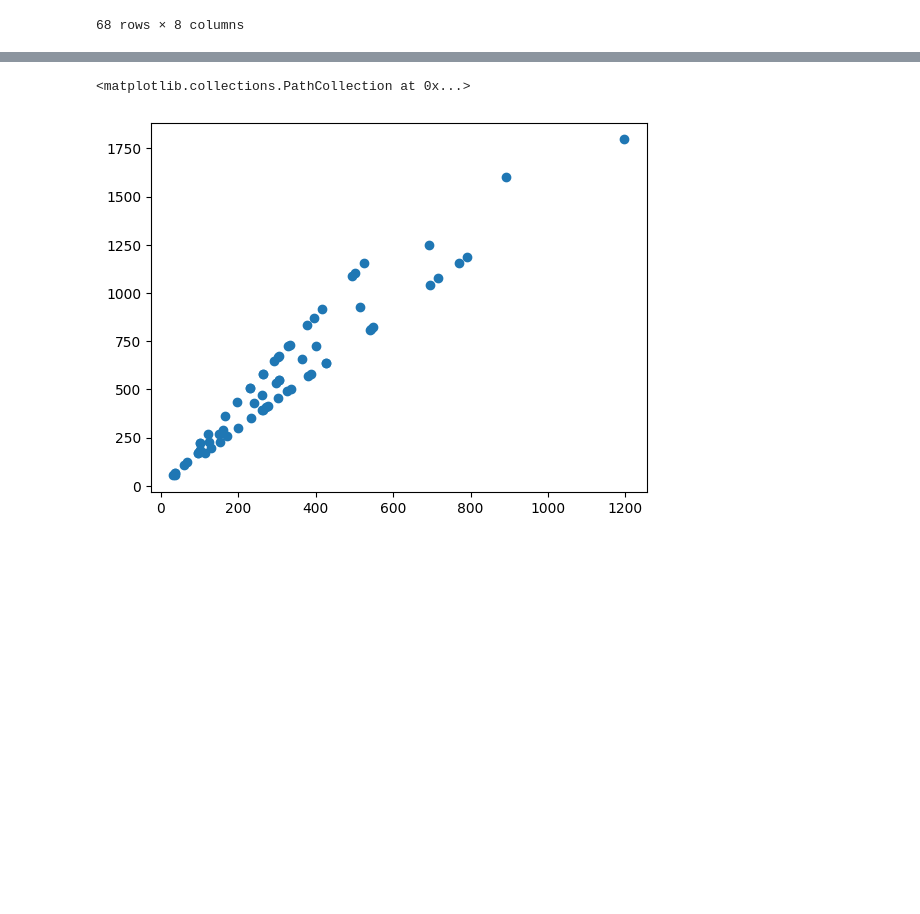
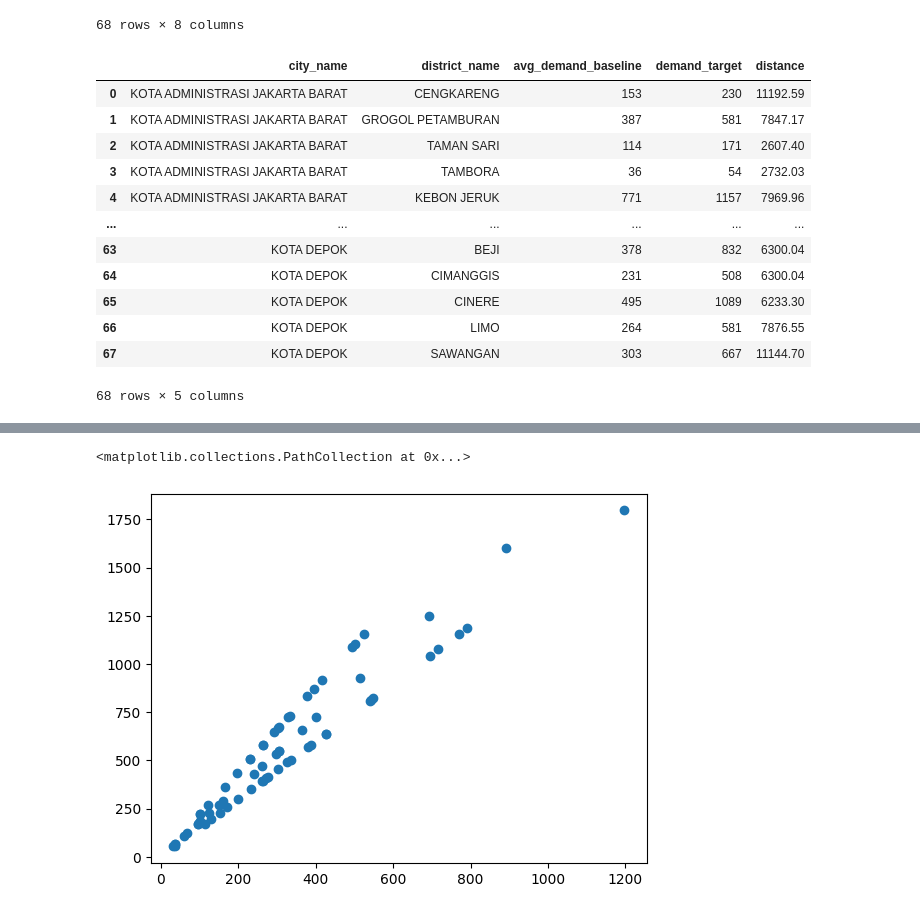
Before and after one commit to hafidabid/clustering-gudang, a Jupyter notebook: experiment1.ipynb, the cells around one changed output, grey strips where cells are left out. Cells and saved outputs as stored; diff of their text form; code cells hidden in the pictures; blank space fills up the shorter version.

```diff
--- a/experiment1.ipynb
+++ b/experiment1.ipynb
@@ -4,2 +9,19 @@ from matplotlib import pyplot as plt
+# %%
+def haversine_distance(p1,p2):
+    lg1 = p1[0]
+    lat1 = p1[1]
+    lg2 = p2[0]
+    lat2 = p2[1]
+
+    R = 6371000
+    phi1 = lat1 * pi / 180 #convert to radian
+    phi2 = lat2 * pi / 180 #convert to radian
+    delta_phi = (lat2 - lat1) * pi / 180
+    delta_lambda = (lg2 - lg1) * pi / 180
+
+    a = (sin(delta_phi/2))**2 + cos(phi1) * cos(phi2) * ((sin(delta_lambda/2))**2)
+    c = 2 * arctan2(sqrt(a), sqrt(1-a))
+    distance = R * c #haversine distance between point1 and point 2 in meters
+    return round(distance, 2)
 # %%
 flname="dataset_cluster_warehouse_exp_1.csv"
@@ -19,3 +42,29 @@ df
 | 66 | JAWA BARAT | KOTA DEPOK | LIMO | -6.3663032,106.7621014 | 264 | 581 | NaN | ... |
 | 67 | JAWA BARAT | KOTA DEPOK | SAWANGAN | -6.3979318,106.7329416 | 303 | 667 | NaN | ... |
 68 rows × 8 columns
+# %%
+# add distancce in dataframe from current loc
+l_distance = []
+for idx, row in df.iterrows():
+    point = row['lat_long'].split(',')
+    lat = float(point[0])
+    long = float(point[1])
+    l_distance.append(haversine_distance( (lat,long), current_loc ))
+
+df = df.assign(distance = l_distance)
+dataset = df[['city_name', 'district_name', 'avg_demand_baseline', 'demand_target', 'distance']]
+dataset
+# %% [output]
+|  | city_name | district_name | avg_demand_baseline | demand_target | distance |
+| 0 | KOTA ADMINISTRASI JAKARTA BARAT | CENGKARENG | 153 | 230 | 11192.59 |
+| 1 | KOTA ADMINISTRASI JAKARTA BARAT | GROGOL PETAMBURAN | 387 | 581 | 7847.17 |
+| 2 | KOTA ADMINISTRASI JAKARTA BARAT | TAMAN SARI | 114 | 171 | 2607.40 |
+| 3 | KOTA ADMINISTRASI JAKARTA BARAT | TAMBORA | 36 | 54 | 2732.03 |
+| 4 | KOTA ADMINISTRASI JAKARTA BARAT | KEBON JERUK | 771 | 1157 | 7969.96 |
+| ... | ... | ... | ... | ... | ... |
+| 63 | KOTA DEPOK | BEJI | 378 | 832 | 6300.04 |
+| 64 | KOTA DEPOK | CIMANGGIS | 231 | 508 | 6300.04 |
+| 65 | KOTA DEPOK | CINERE | 495 | 1089 | 6233.30 |
+| 66 | KOTA DEPOK | LIMO | 264 | 581 | 7876.55 |
+| 67 | KOTA DEPOK | SAWANGAN | 303 | 667 | 11144.70 |
+68 rows × 5 columns
```
Also changed, not shown: parts of 13 cells of this notebook, 2 other files.
